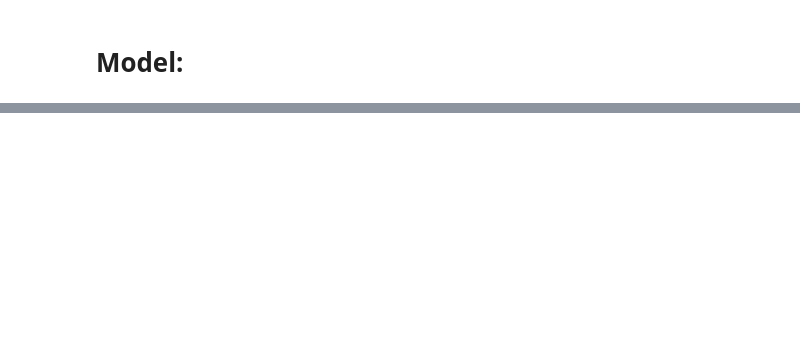
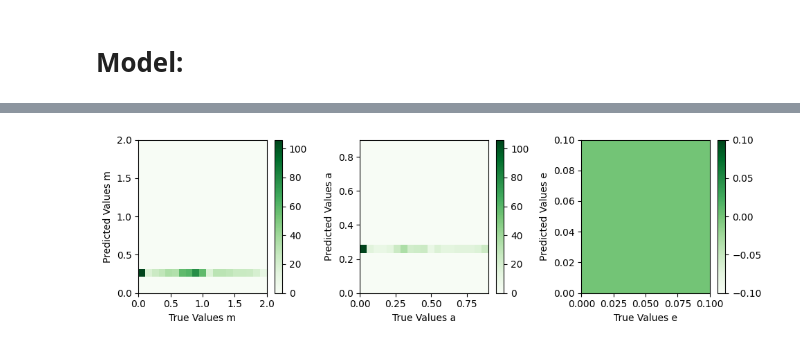
Before and after one commit to EugenioBugli/xVal, a Jupyter notebook: xVal_EB.ipynb, the cells around one changed output, grey strips where cells are left out. Cells and saved outputs as stored; diff of their text form; code cells hidden in the pictures; blank space fills up the shorter version.

```diff
--- a/xVal_EB.ipynb
+++ b/xVal_EB.ipynb
@@ -422,0 +628,14 @@ max([len(sample) for sample in tokenized_data['token_ids']]) # max length that y
+# %%
+# Planet1
+charact = ['m', 'a', 'e']
+bins = [(np.linspace(0,2,20),np.linspace(0,2,20)), (np.linspace(0,0.9,20),np.linspace(0,0.9,20)), (np.linspace(0,0.1,20),np.linspace(0,0.1,20))]
+fig, axs = plt.subplots(nrows=1, ncols=3, figsize=(10,3), tight_layout=True)
+for i in range(3):
+    ax = axs[i]
+    h = ax.hist2d(true_planet1[i], pred_planet1[i], bins=bins[i], cmap='Greens')
+    ax.set_xlabel('True Values '+ str(charact[i]))
+    ax.set_ylabel('Predicted Values '+ str(charact[i]))
+    fig.colorbar(h[3])
+plt.show()
+# %% [output]
+[figure, added]
```
Also changed, not shown: parts of 38 cells of this notebook, 1 other file.
